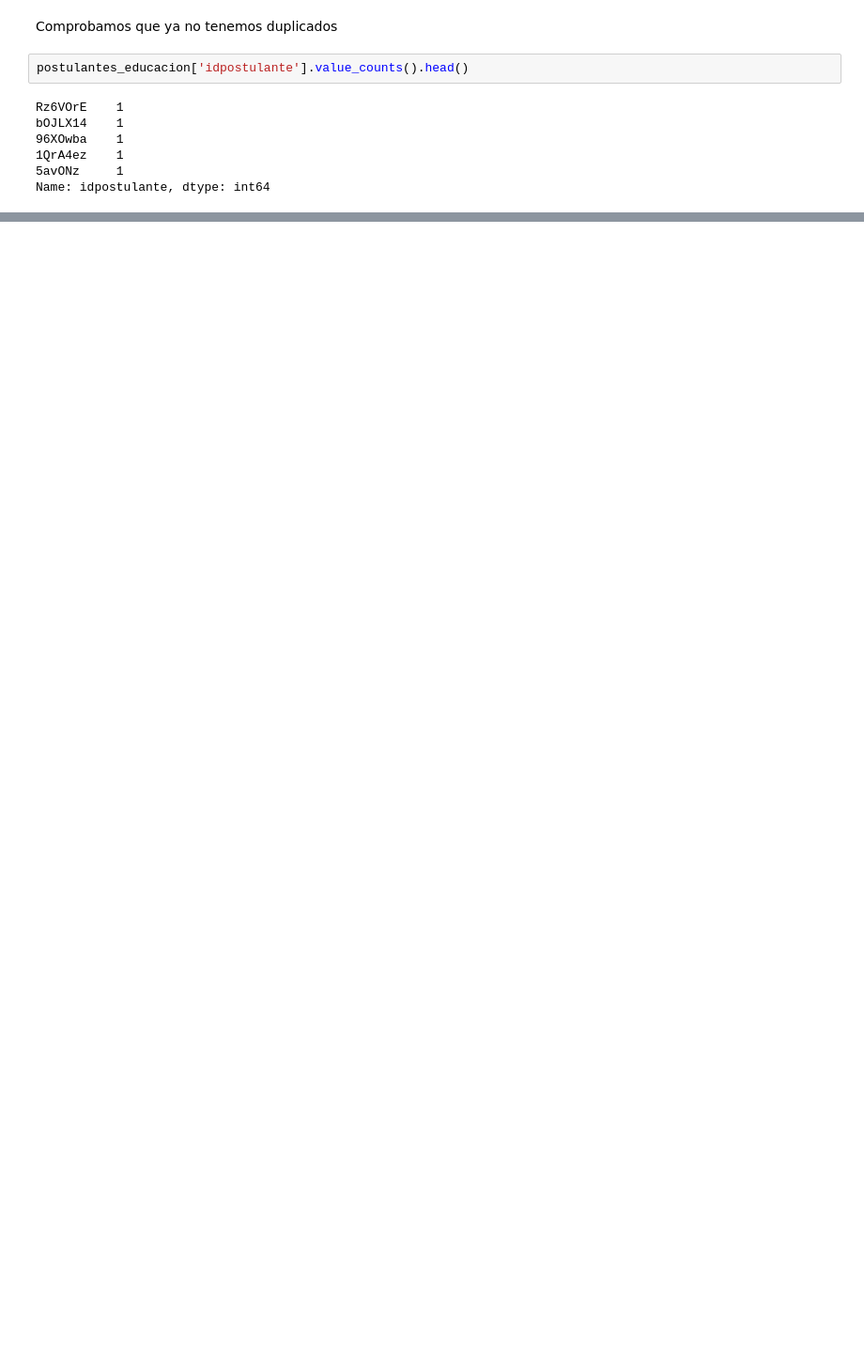
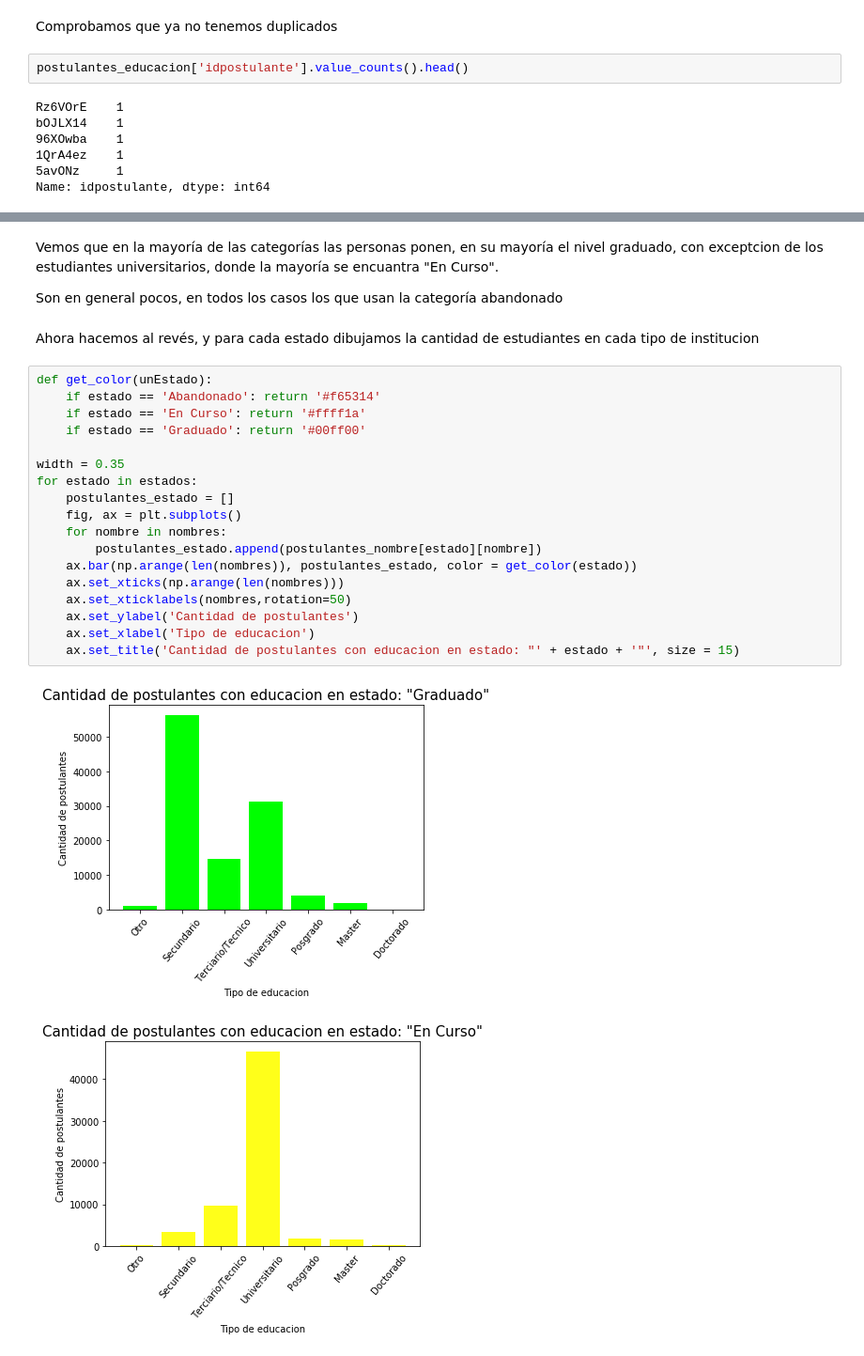
Before and after one commit to LuuPesado/TPsDatos_1C2018, a Jupyter notebook: Desarrollo_TP1.ipynb, the cells around one changed output, grey strips where cells are left out. Shown at 94% size. Cells and saved outputs as stored; diff of their text form; blank space fills up the shorter version.

```diff
--- a/Desarrollo_TP1.ipynb
+++ b/Desarrollo_TP1.ipynb
@@ -212,0 +242,27 @@ def devolver_lista_sin_tiles(keys):
+# %% [markdown]
+Vemos que en la mayoría de las categorías las personas ponen, en su mayoría el nivel graduado, con exceptcion de los estudiantes universitarios, donde la mayoría se encuantra "En Curso".
+
+Son en general pocos, en todos los casos los que usan la categoría abandonado
+# %% [markdown]
+Ahora hacemos al revés, y para cada estado dibujamos la cantidad de estudiantes en cada tipo de institucion
+# %%
+def get_color(unEstado):
+    if estado == 'Abandonado': return '#f65314'
+    if estado == 'En Curso': return '#ffff1a'
+    if estado == 'Graduado': return '#00ff00'
+
+width = 0.35
+for estado in estados:
+    postulantes_estado = []
+    fig, ax = plt.subplots()
+    for nombre in nombres:
+        postulantes_estado.append(postulantes_nombre[estado][nombre])
+    ax.bar(np.arange(len(nombres)), postulantes_estado, color = get_color(estado))
+    ax.set_xticks(np.arange(len(nombres)))
+    ax.set_xticklabels(nombres,rotation=50)
+    ax.set_ylabel('Cantidad de postulantes')
+    ax.set_xlabel('Tipo de educacion')
+    ax.set_title('Cantidad de postulantes con educacion en estado: "' + estado + '"', size = 15)
+# %% [output]
+[figure, added]
+[figure, added]
```
Also changed, not shown: parts of 28 cells of this notebook.
